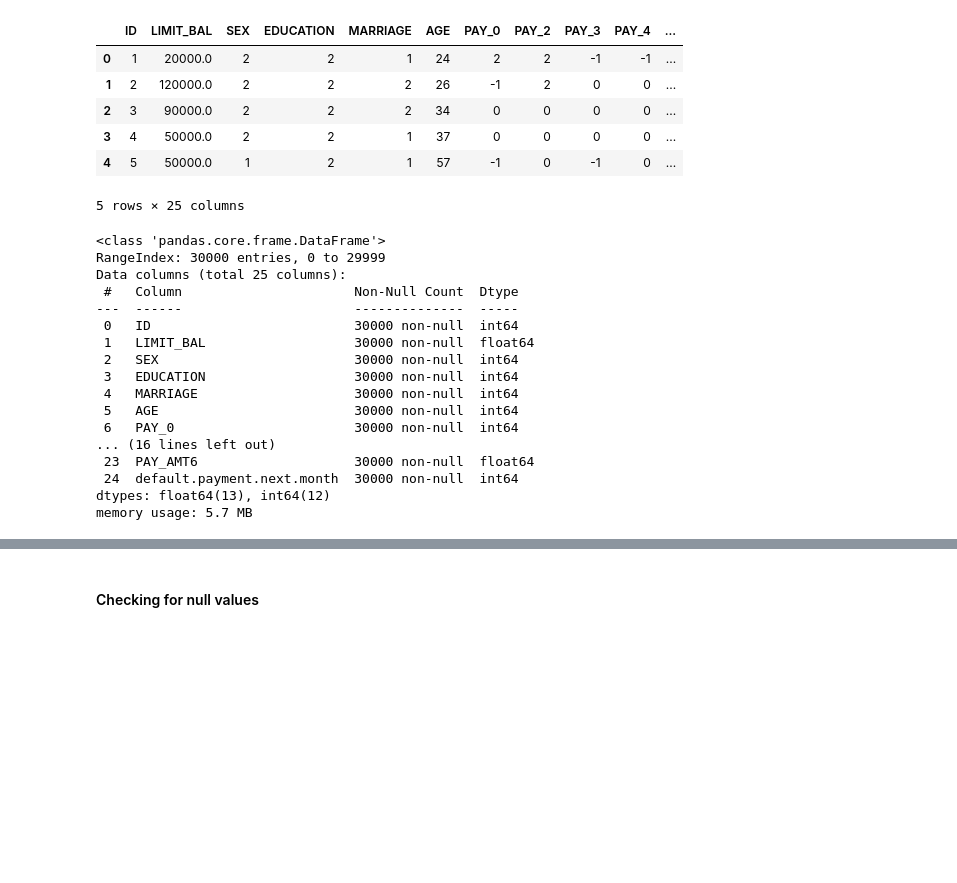
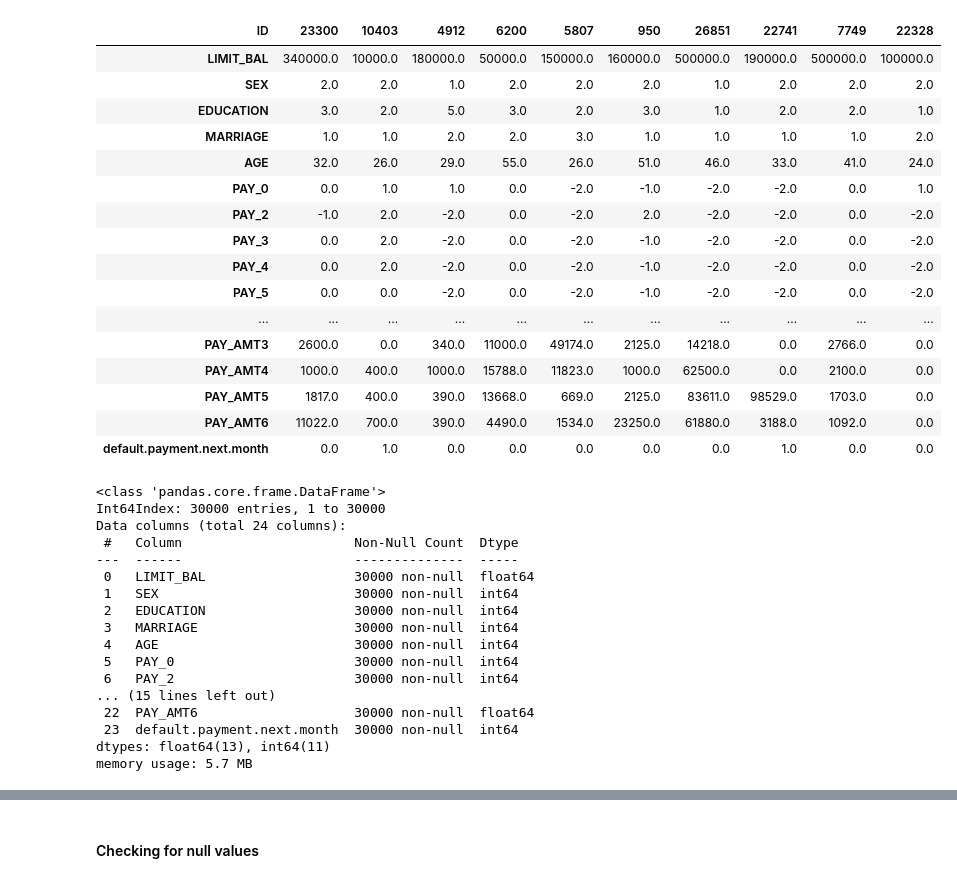
Before and after one commit to Akashrajmani19/Credit_Card_Default_Prediction_and_Model_Deployment_Project, a Jupyter notebook: EDA_Data_Preprocessing.ipynb, the cells around one changed output, grey strips where cells are left out. Saved outputs shown, nothing was run; the diff lists cells and outputs as text; code cells hidden in the pictures; blank space fills up the shorter version.

```diff
--- a/EDA_Data_Preprocessing.ipynb
+++ b/EDA_Data_Preprocessing.ipynb
@@ -5,33 +5,43 @@ import matplotlib.pyplot as plt
 import seaborn as sb
 %matplotlib inline
 # %%
-Data =  pd.read_csv("UCI_Credit_Card.csv")
-Data.head()
+Data =  pd.read_csv("UCI_Credit_Card.csv",index_col='ID')
+Data.sample(10).T
 # %% [output]
-|  | ID | LIMIT_BAL | SEX | EDUCATION | MARRIAGE | AGE | PAY_0 | PAY_2 | PAY_3 | PAY_4 | ... |
-| 0 | 1 | 20000.0 | 2 | 2 | 1 | 24 | 2 | 2 | -1 | -1 | ... |
-| 1 | 2 | 120000.0 | 2 | 2 | 2 | 26 | -1 | 2 | 0 | 0 | ... |
-| 2 | 3 | 90000.0 | 2 | 2 | 2 | 34 | 0 | 0 | 0 | 0 | ... |
-| 3 | 4 | 50000.0 | 2 | 2 | 1 | 37 | 0 | 0 | 0 | 0 | ... |
-| 4 | 5 | 50000.0 | 1 | 2 | 1 | 57 | -1 | 0 | -1 | 0 | ... |
+| ID | 23300 | 10403 | 4912 | 6200 | 5807 | 950 | 26851 | 22741 | 7749 | 22328 |
+| LIMIT_BAL | 340000.0 | 10000.0 | 180000.0 | 50000.0 | 150000.0 | 160000.0 | 500000.0 | 190000.0 | 500000.0 | 100000.0 |
+| SEX | 2.0 | 2.0 | 1.0 | 2.0 | 2.0 | 2.0 | 1.0 | 2.0 | 2.0 | 2.0 |
+| EDUCATION | 3.0 | 2.0 | 5.0 | 3.0 | 2.0 | 3.0 | 1.0 | 2.0 | 2.0 | 1.0 |
+| MARRIAGE | 1.0 | 1.0 | 2.0 | 2.0 | 3.0 | 1.0 | 1.0 | 1.0 | 1.0 | 2.0 |
+| AGE | 32.0 | 26.0 | 29.0 | 55.0 | 26.0 | 51.0 | 46.0 | 33.0 | 41.0 | 24.0 |
+| PAY_0 | 0.0 | 1.0 | 1.0 | 0.0 | -2.0 | -1.0 | -2.0 | -2.0 | 0.0 | 1.0 |
+| PAY_2 | -1.0 | 2.0 | -2.0 | 0.0 | -2.0 | 2.0 | -2.0 | -2.0 | 0.0 | -2.0 |
+| PAY_3 | 0.0 | 2.0 | -2.0 | 0.0 | -2.0 | -1.0 | -2.0 | -2.0 | 0.0 | -2.0 |
+| PAY_4 | 0.0 | 2.0 | -2.0 | 0.0 | -2.0 | -1.0 | -2.0 | -2.0 | 0.0 | -2.0 |
+| PAY_5 | 0.0 | 0.0 | -2.0 | 0.0 | -2.0 | -1.0 | -2.0 | -2.0 | 0.0 | -2.0 |
+| ... | ... | ... | ... | ... | ... | ... | ... | ... | ... | ... |
+| PAY_AMT3 | 2600.0 | 0.0 | 340.0 | 11000.0 | 49174.0 | 2125.0 | 14218.0 | 0.0 | 2766.0 | 0.0 |
+| PAY_AMT4 | 1000.0 | 400.0 | 1000.0 | 15788.0 | 11823.0 | 1000.0 | 62500.0 | 0.0 | 2100.0 | 0.0 |
+| PAY_AMT5 | 1817.0 | 400.0 | 390.0 | 13668.0 | 669.0 | 2125.0 | 83611.0 | 98529.0 | 1703.0 | 0.0 |
+| PAY_AMT6 | 11022.0 | 700.0 | 390.0 | 4490.0 | 1534.0 | 23250.0 | 61880.0 | 3188.0 | 1092.0 | 0.0 |
+| default.payment.next.month | 0.0 | 1.0 | 0.0 | 0.0 | 0.0 | 0.0 | 0.0 | 1.0 | 0.0 | 0.0 |
-5 rows × 25 columns
 # %%
 Data.info()
 # %% [output]
 <class 'pandas.core.frame.DataFrame'>
-RangeIndex: 30000 entries, 0 to 29999
-Data columns (total 25 columns):
+Int64Index: 30000 entries, 1 to 30000
+Data columns (total 24 columns):
  #   Column                      Non-Null Count  Dtype
 ---  ------                      --------------  -----
- 0   ID                          30000 non-null  int64
- 1   LIMIT_BAL                   30000 non-null  float64
- 2   SEX                         30000 non-null  int64
- 3   EDUCATION                   30000 non-null  int64
- 4   MARRIAGE                    30000 non-null  int64
- 5   AGE                         30000 non-null  int64
- 6   PAY_0                       30000 non-null  int64
-... (16 lines left out)
- 23  PAY_AMT6                    30000 non-null  float64
- 24  default.payment.next.month  30000 non-null  int64
-dtypes: float64(13), int64(12)
+ 0   LIMIT_BAL                   30000 non-null  float64
+ 1   SEX                         30000 non-null  int64
+ 2   EDUCATION                   30000 non-null  int64
+ 3   MARRIAGE                    30000 non-null  int64
+ 4   AGE                         30000 non-null  int64
+ 5   PAY_0                       30000 non-null  int64
+ 6   PAY_2                       30000 non-null  int64
+... (15 lines left out)
+ 22  PAY_AMT6                    30000 non-null  float64
+ 23  default.payment.next.month  30000 non-null  int64
+dtypes: float64(13), int64(11)
 memory usage: 5.7 MB
```
Also changed, not shown: parts of 2 cells of this notebook, 18 other files.
